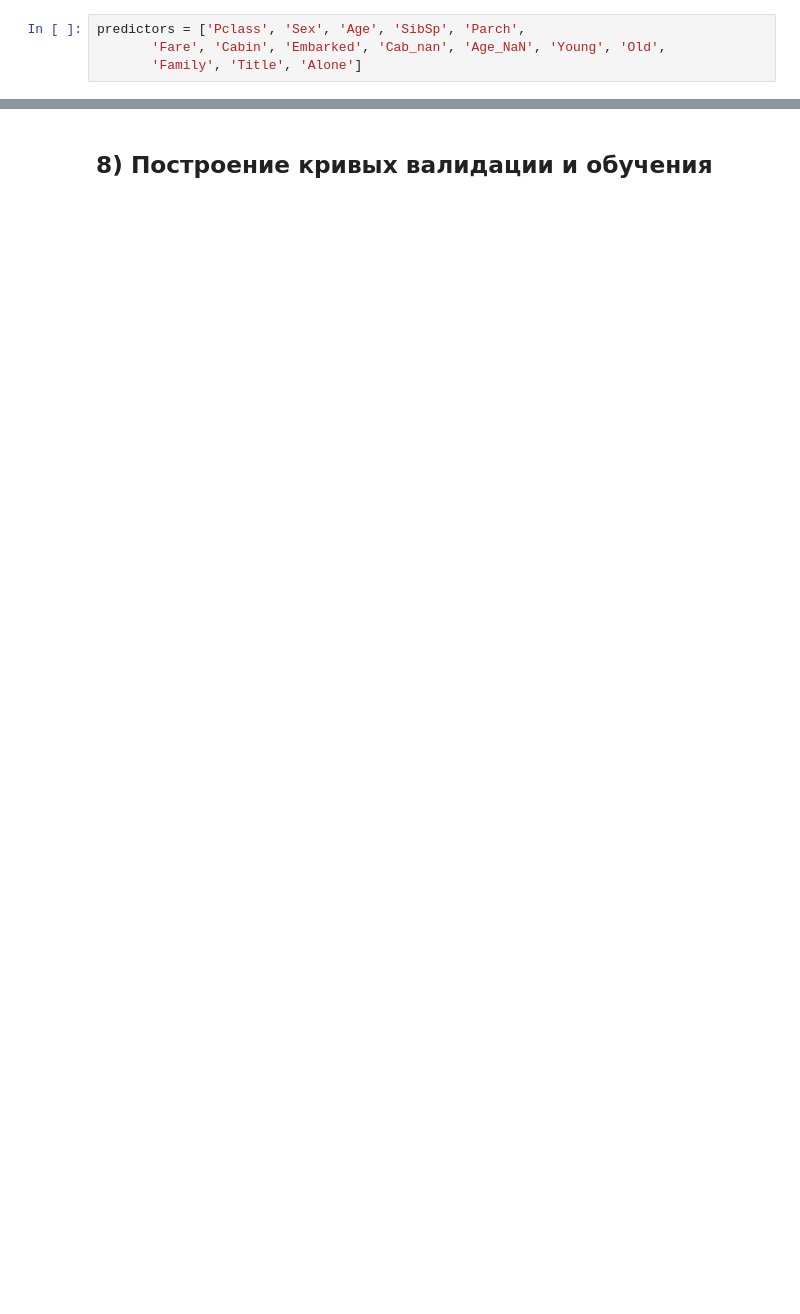
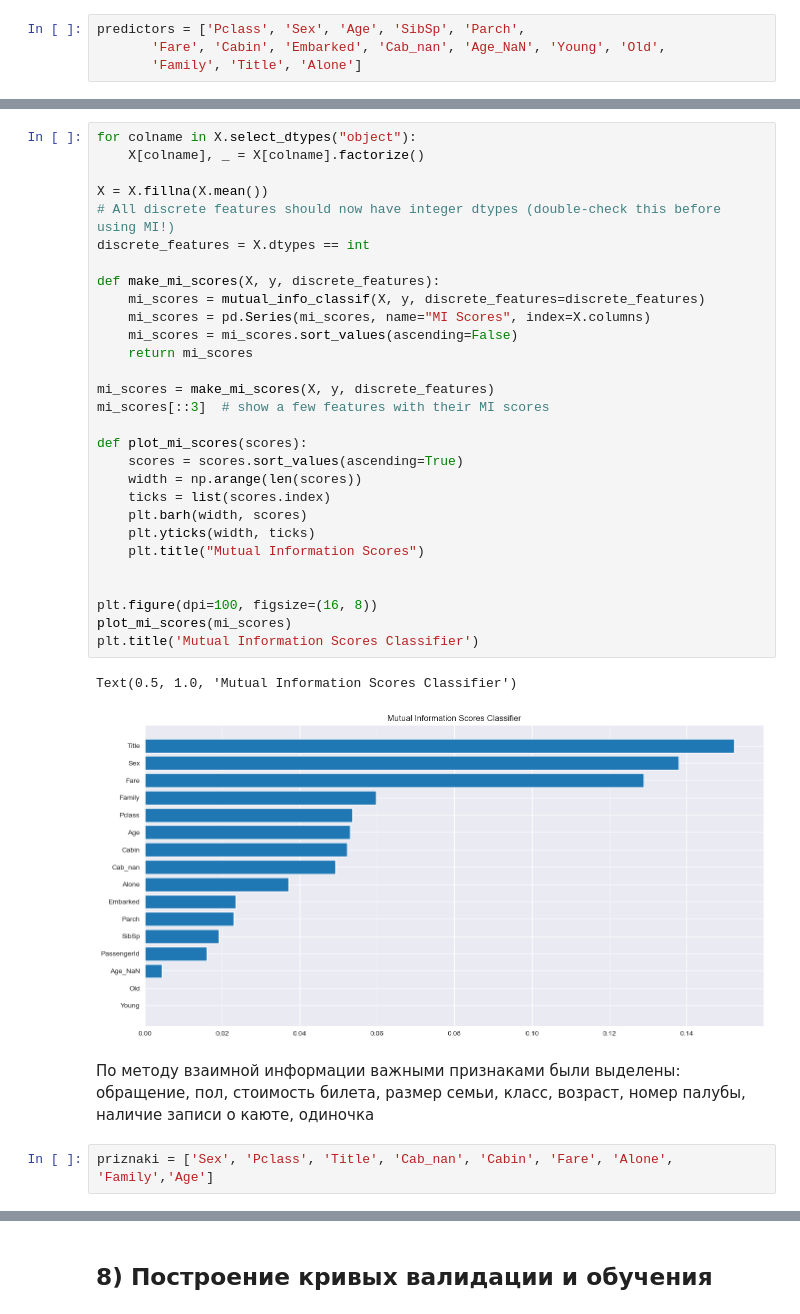
Before and after one commit to ex3del/lab4_iad, a Jupyter notebook: Без названия.ipynb, the cells around one changed output, grey strips where cells are left out. Saved outputs shown, nothing was run; the diff lists cells and outputs as text; blank space fills up the shorter version.

```diff
--- a/Без названия.ipynb
+++ b/Без названия.ipynb
@@ -712,0 +802,36 @@ plt.show()
+# %%
+for colname in X.select_dtypes("object"):
+    X[colname], _ = X[colname].factorize()
+
+X = X.fillna(X.mean())
+# All discrete features should now have integer dtypes (double-check this before using MI!)
+discrete_features = X.dtypes == int
+
+def make_mi_scores(X, y, discrete_features):
+    mi_scores = mutual_info_classif(X, y, discrete_features=discrete_features)
+    mi_scores = pd.Series(mi_scores, name="MI Scores", index=X.columns)
+    mi_scores = mi_scores.sort_values(ascending=False)
+    return mi_scores
+
+mi_scores = make_mi_scores(X, y, discrete_features)
+mi_scores[::3]  # show a few features with their MI scores
+
+def plot_mi_scores(scores):
+    scores = scores.sort_values(ascending=True)
+    width = np.arange(len(scores))
+    ticks = list(scores.index)
+    plt.barh(width, scores)
+    plt.yticks(width, ticks)
+    plt.title("Mutual Information Scores")
+
+
+plt.figure(dpi=100, figsize=(16, 8))
+plot_mi_scores(mi_scores)
+plt.title('Mutual Information Scores Classifier')
+# %% [output]
+Text(0.5, 1.0, 'Mutual Information Scores Classifier')
+[figure, added]
+# %% [markdown]
+По методу взаимной информации важными признаками были выделены: обращение, пол, стоимость билета, размер семьи, класс, возраст, номер палубы, наличие записи о каюте, одиночка
+# %%
+priznaki = ['Sex', 'Pclass', 'Title', 'Cab_nan', 'Cabin', 'Fare', 'Alone', 'Family','Age']
```
Also changed, not shown: parts of 24 cells of this notebook.
